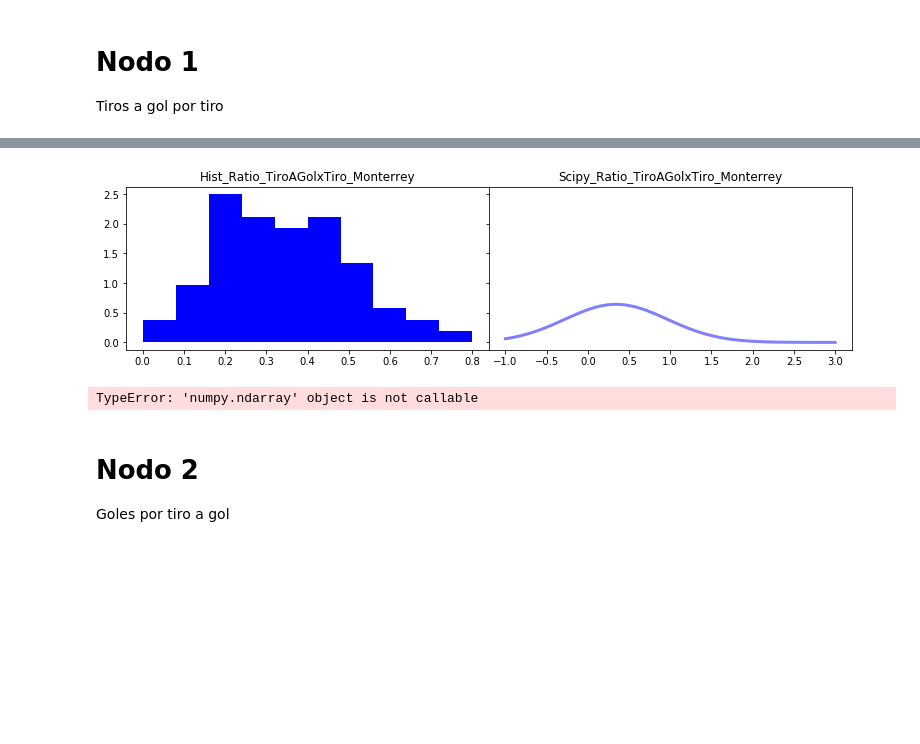
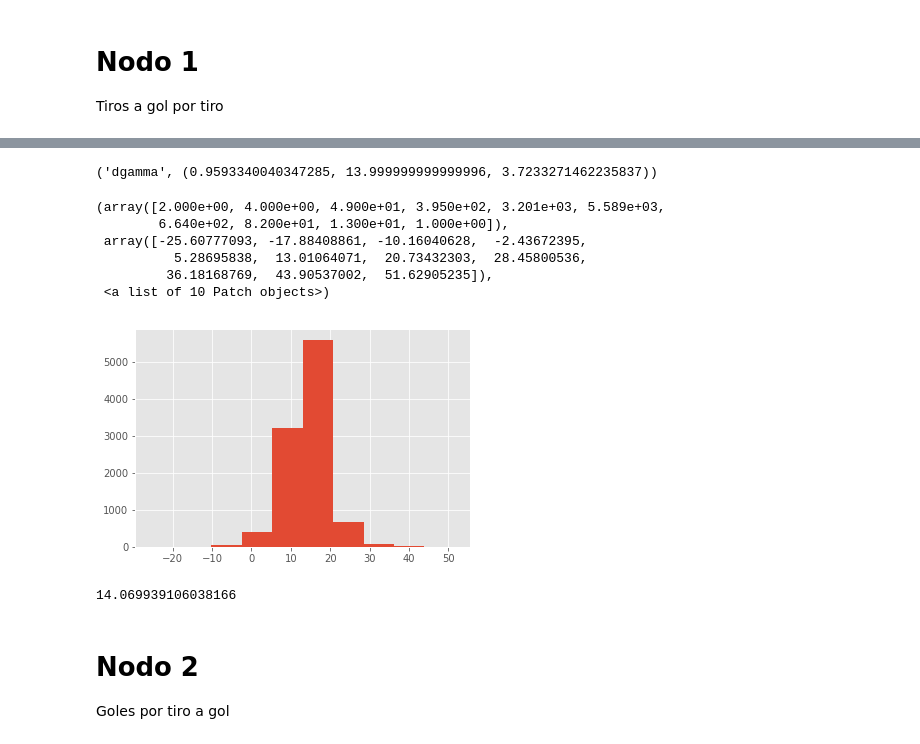
Before and after one commit to Ivanpaniagua7/ProyectoModulo1Equipo1, a Jupyter notebook: ProyectoModulo1_FloresJ_MachucaE_PaniaguaI.ipynb, the cells around one changed output, grey strips where cells are left out. Cells and saved outputs as stored; diff of their text form; code cells hidden in the pictures; blank space fills up the shorter version.

```diff
--- a/ProyectoModulo1_FloresJ_MachucaE_PaniaguaI.ipynb
+++ b/ProyectoModulo1_FloresJ_MachucaE_PaniaguaI.ipynb
@@ -129,23 +287,0 @@ c = np.array(Monterrey['Ratio_TiroAGolxTiro'])
-# %%
-from scipy.stats.distributions import norm
-
-# The grid we'll use for plotting
-x_grid = np.linspace(-1, 3, 100)
-
-# Draw points from a bimodal distribution in 1D
-x = c
-
-fig, ax = plt.subplots(1, 2, sharey=True,
-                       figsize=(13, 3))
-fig.subplots_adjust(wspace=0)
-
-ax[0].hist(x, color='blue',density=True)
-ax[0].set_title('Hist_Ratio_TiroAGolxTiro_Monterrey')
-
-
-pdf = kde_scipy(x, x_grid, bandwidth=0.6)
-ax[1].plot(x_grid, pdf, color='blue', alpha=0.5, lw=3)
-ax[1].set_title('Scipy_Ratio_TiroAGolxTiro_Monterrey')
-plt.show()
-# %% [output]
-[figure, removed]
@@ -165,25 +288,18 @@ def Acep_rechazo(R2:'Variables distruidas U~U(0,1)',
-# %%
-# Función objetivo
-#f = lambda x,y:kde_scipy(x, y, bandwidth=0.2)
-f = kde_scipy(x, x_grid, bandwidth=0.2)
-# Máximo de la función f
-max_f = f(optimize.fmin(lambda x:-f(x),0,disp=False))
-# Función t -> Función constante
-t = lambda x: max_f*np.ones(len(x)) # función constante
-
-x = np.arange(0,1,0.01)  # Rango donde se graficará las funciones
-print('El máximo de f es:',max_f)
-# Gráficas de las funciones
-plt.plot(x,f(x),label='f(x)')
-plt.plot(x,t(x),label='t(x)')
-plt.legend()
-
-# Validación del método
-N = 200 # número de puntos a simular
-# Como estoy tomando t(x) constante solo es necesario generar valores aleatorios U~(0,1)
-R2 = np.random.rand(N)
-R1 = np.random.rand(N)
-
-Acep_rechazo(R2,R1,f,t)
-# %% [output]
-TypeError: 'numpy.ndarray' object is not callable
+# %%
+N=10000
+c = AmericaTiros
+pruebadist=best_fit_distribution(c)
+pruebadist
+# %% [output]
+('dgamma', (0.9593340040347285, 13.999999999999996, 3.7233271462235837))
+# %%
+vp_AmericaTiros=dgamma.rvs(0.9593340040347285,13.999999999999996,3.7233271462235837, size = N)
+plt.hist(vp_AmericaTiros)
+# %% [output]
+(array([2.000e+00, 4.000e+00, 4.900e+01, 3.950e+02, 3.201e+03, 5.589e+03,
+        6.640e+02, 8.200e+01, 1.300e+01, 1.000e+00]),
+ array([-25.60777093, -17.88408861, -10.16040628,  -2.43672395,
+          5.28695838,  13.01064071,  20.73432303,  28.45800536,
+         36.18168769,  43.90537002,  51.62905235]),
+ <a list of 10 Patch objects>)
+[figure, added]
@@ -190,3 +316,7 @@ TypeError: 'numpy.ndarray' object is not callable
+# %%
+mediatiros(vp_AmericaTiros,N,N)
+# %% [output]
+14.069939106038166
 # %% [markdown]
 # Nodo 2
 Goles por tiro a gol
```
Also changed, not shown: parts of 37 cells of this notebook, 1 other file.
